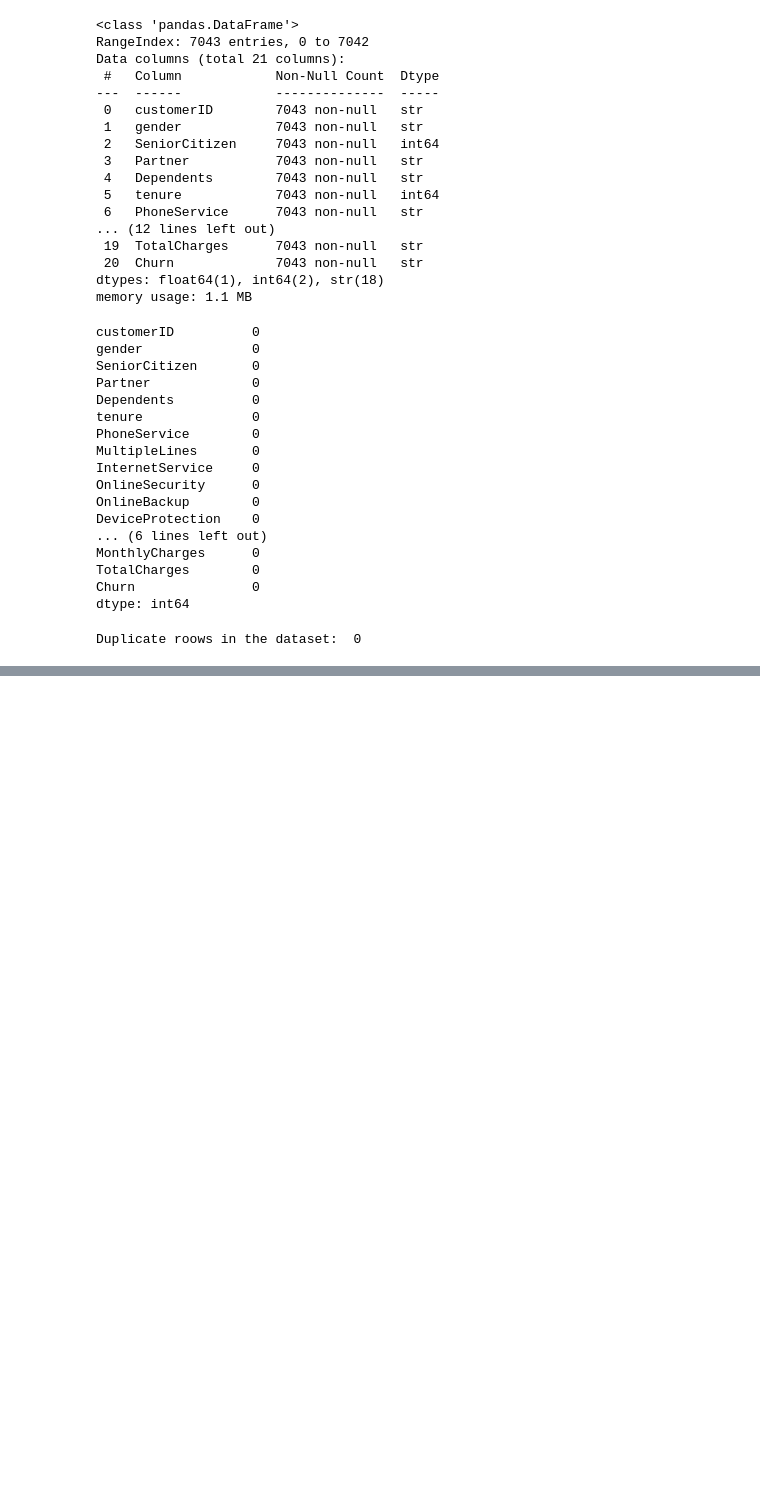
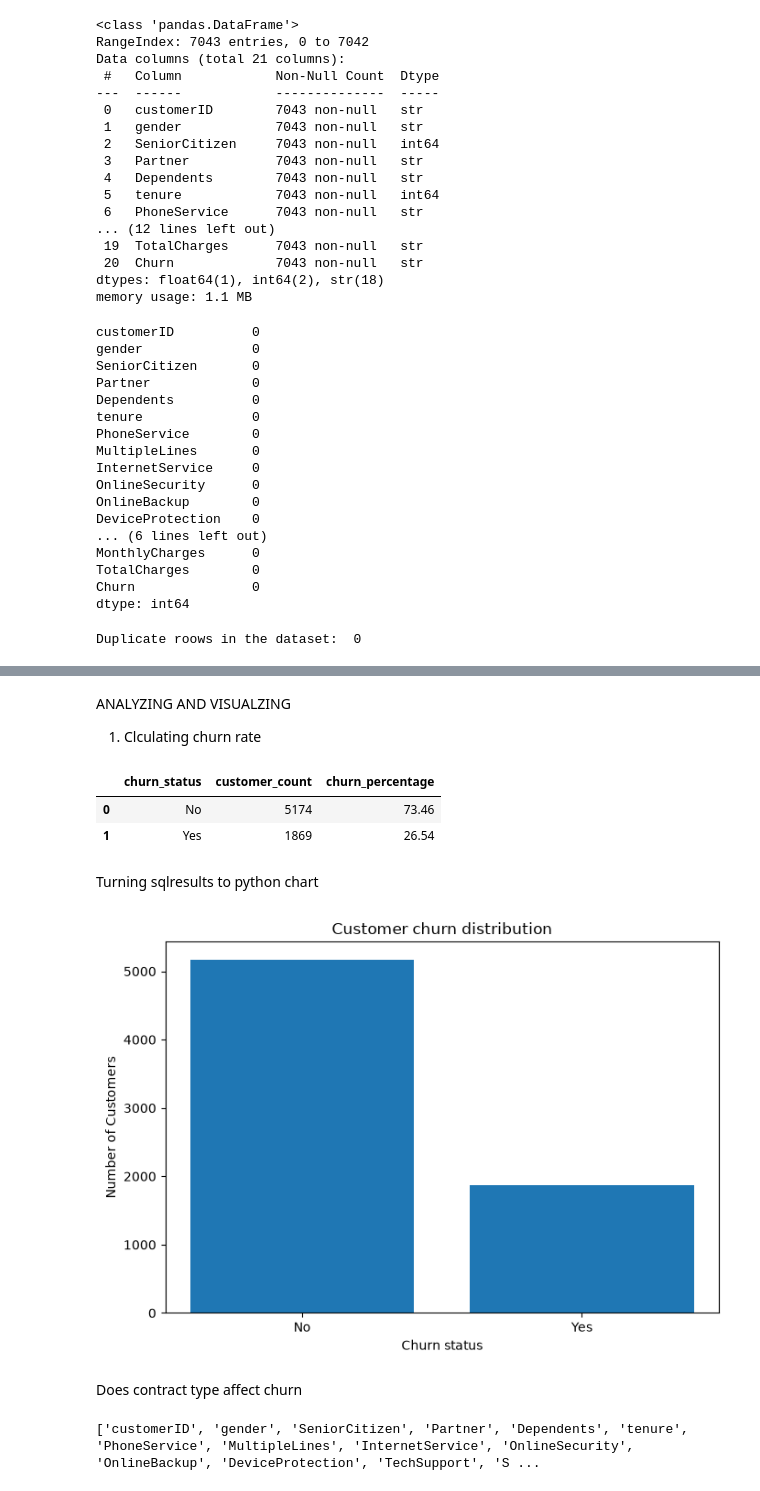
Before and after one commit to omaej78-star/Data-A, a Jupyter notebook: Churn_analysis.ipynb, the cells around one changed output, grey strips where cells are left out. Cells and saved outputs as stored; diff of their text form; code cells hidden in the pictures; blank space fills up the shorter version.

Commit message:
analysing and visualising data

```diff
--- a/Churn_analysis.ipynb
+++ b/Churn_analysis.ipynb
@@ -83,0 +105,4 @@ Duplicate roows in the dataset:  0
+# %%
+# Overall churn percentage
+churn_percentage = (df['Churn'].value_counts(normalize=True) * 100).round(2)
+print("Churn Percentage:\n", churn_percentage)
@@ -83,0 +349,45 @@ Duplicate roows in the dataset:  0
+# %% [markdown]
+ANALYZING AND VISUALZING
+1. Clculating churn rate
+# %%
+churn_summary = pd.read_sql(
+    text("""
+        SELECT
+            "Churn" AS churn_status,
+            COUNT(*) AS customer_count,
+            ROUND(100.0 * COUNT(*) / SUM(COUNT(*)) OVER (), 2) AS churn_percentage
+        FROM customers
+        GROUP BY "Churn"
+        ORDER BY customer_count DESC
+    """),
+    con=engine
+)
+
+display(churn_summary)
+# %% [output]
+|  | churn_status | customer_count | churn_percentage |
+| 0 | No | 5174 | 73.46 |
+| 1 | Yes | 1869 | 26.54 |
+# %% [markdown]
+Turning sqlresults to python chart
+# %%
+import matplotlib.pyplot as plt
+plt.figure(figsize=(7,5))
+plt.bar(
+    churn_summary["churn_status"].astype(str),
+    churn_summary["customer_count"],
+)
+plt.title("Customer churn distribution")
+plt.xlabel("Churn status")
+plt.ylabel("Number of Customers")
+
+plt.tight_layout()
+plt.show()
+# %% [output]
+[figure, added]
+# %% [markdown]
+Does contract type affect churn
+# %%
+print(df.columns.tolist())
+# %% [output]
+['customerID', 'gender', 'SeniorCitizen', 'Partner', 'Dependents', 'tenure', 'PhoneService', 'MultipleLines', 'InternetService', 'OnlineSecurity', 'OnlineBackup', 'DeviceProtection', 'TechSupport', 'S ...
```
Also changed, not shown: parts of 34 cells of this notebook.
